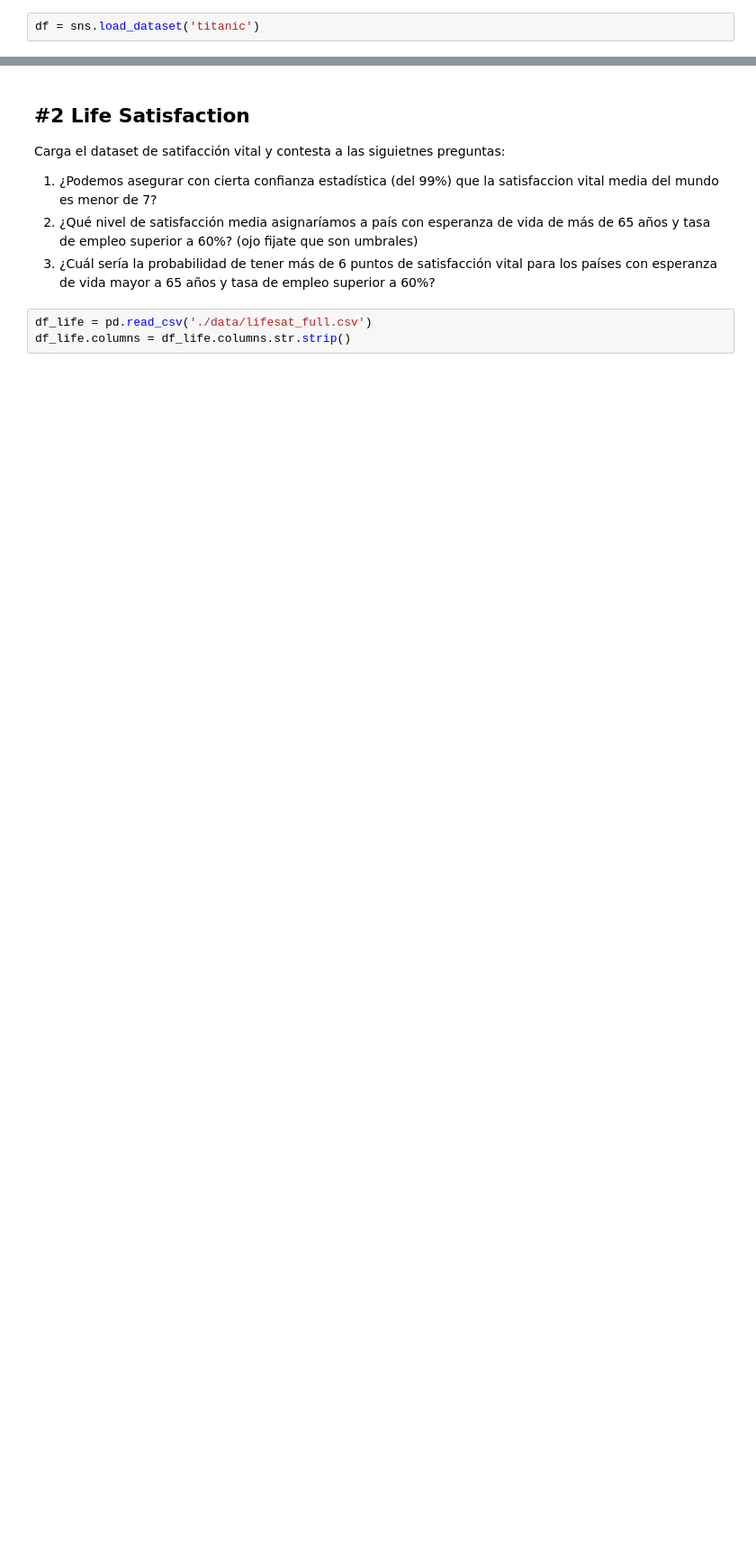
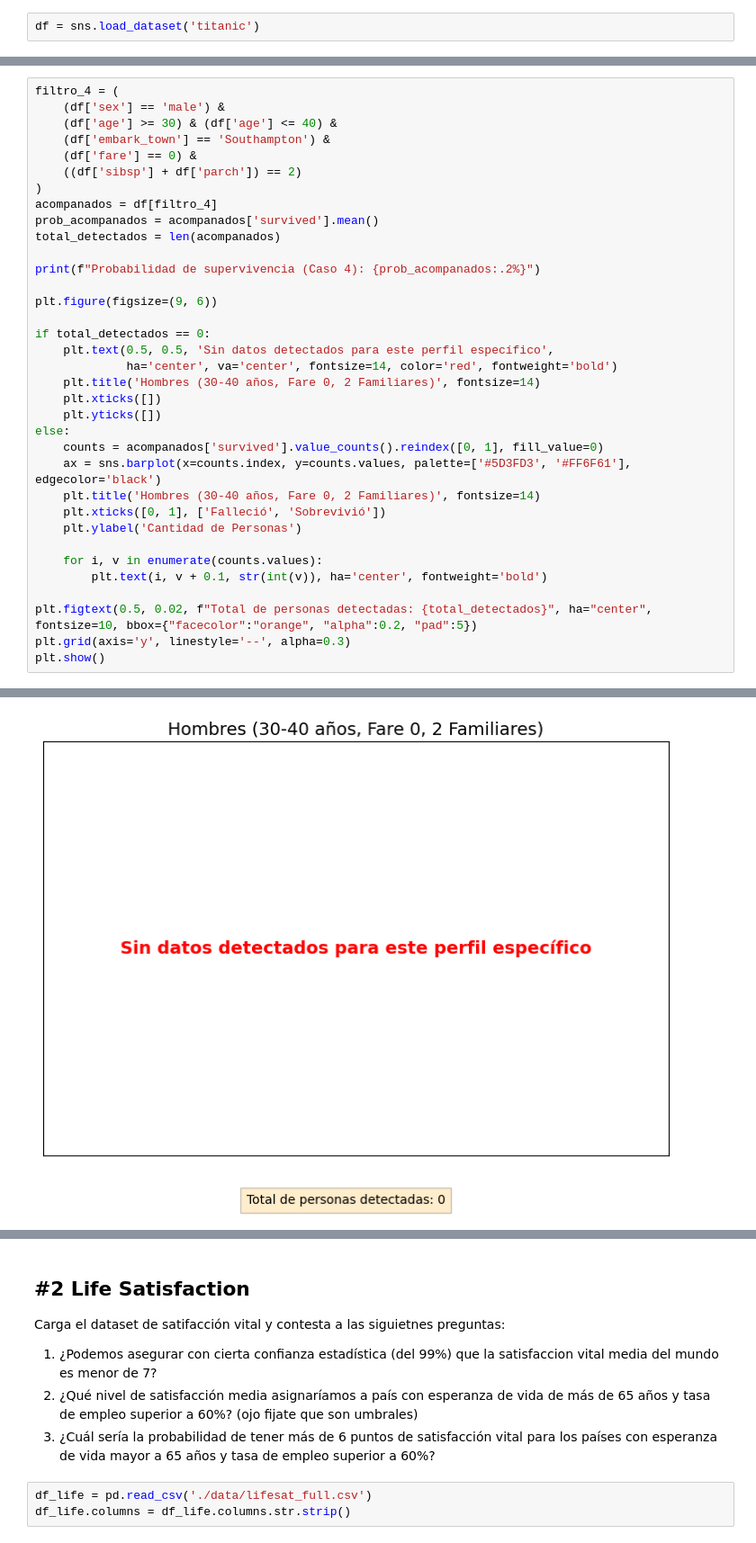
Before and after one commit to danmascarilla/ONLINE_DS_THEBRIDGE_DaniMascarilla, a Jupyter notebook: Sprint 9 - Introducción al Machine Learning/Unidad 1/Práctica Obligatória/18_Practica_Obligatoria_Estadistica_Inferencial.ipynb, the cells around one changed output, grey strips where cells are left out. Shown at 90% size. Cells and saved outputs as stored; diff of their text form; blank space fills up the shorter version.

```diff
--- a/Sprint 9 - Introducción al Machine Learning/Unidad 1/Práctica Obligatória/18_Practica_Obligatoria_Estadistica_Inferencial.ipynb
+++ b/Sprint 9 - Introducción al Machine Learning/Unidad 1/Práctica Obligatória/18_Practica_Obligatoria_Estadistica_Inferencial.ipynb
@@ -87,0 +126,36 @@ Rango de supervivencia (viajeros solos) al 95%: [26.47%, 34.24%]
+# %%
+filtro_4 = (
+    (df['sex'] == 'male') &
+    (df['age'] >= 30) & (df['age'] <= 40) &
+    (df['embark_town'] == 'Southampton') &
+    (df['fare'] == 0) &
+    ((df['sibsp'] + df['parch']) == 2)
+)
+acompanados = df[filtro_4]
+prob_acompanados = acompanados['survived'].mean()
+total_detectados = len(acompanados)
+
+print(f"Probabilidad de supervivencia (Caso 4): {prob_acompanados:.2%}")
+
+plt.figure(figsize=(9, 6))
+
+if total_detectados == 0:
+    plt.text(0.5, 0.5, 'Sin datos detectados para este perfil específico',
+             ha='center', va='center', fontsize=14, color='red', fontweight='bold')
+    plt.title('Hombres (30-40 años, Fare 0, 2 Familiares)', fontsize=14)
+    plt.xticks([])
+    plt.yticks([])
+else:
+    counts = acompanados['survived'].value_counts().reindex([0, 1], fill_value=0)
+    ax = sns.barplot(x=counts.index, y=counts.values, palette=['#5D3FD3', '#FF6F61'], edgecolor='black')
+    plt.title('Hombres (30-40 años, Fare 0, 2 Familiares)', fontsize=14)
+    plt.xticks([0, 1], ['Falleció', 'Sobrevivió'])
+    plt.ylabel('Cantidad de Personas')
+
+    for i, v in enumerate(counts.values):
+        plt.text(i, v + 0.1, str(int(v)), ha='center', fontweight='bold')
+
+plt.figtext(0.5, 0.02, f"Total de personas detectadas: {total_detectados}", ha="center", fontsize=10, bbox={"facecolor":"orange", "alpha":0.2, "pad":5})
+plt.grid(axis='y', linestyle='--', alpha=0.3)
+plt.show()
+# %% [output]
@@ -87,0 +163 @@ Rango de supervivencia (viajeros solos) al 95%: [26.47%, 34.24%]
+[figure, added]
```
Also changed, not shown: parts of 16 cells of this notebook.
